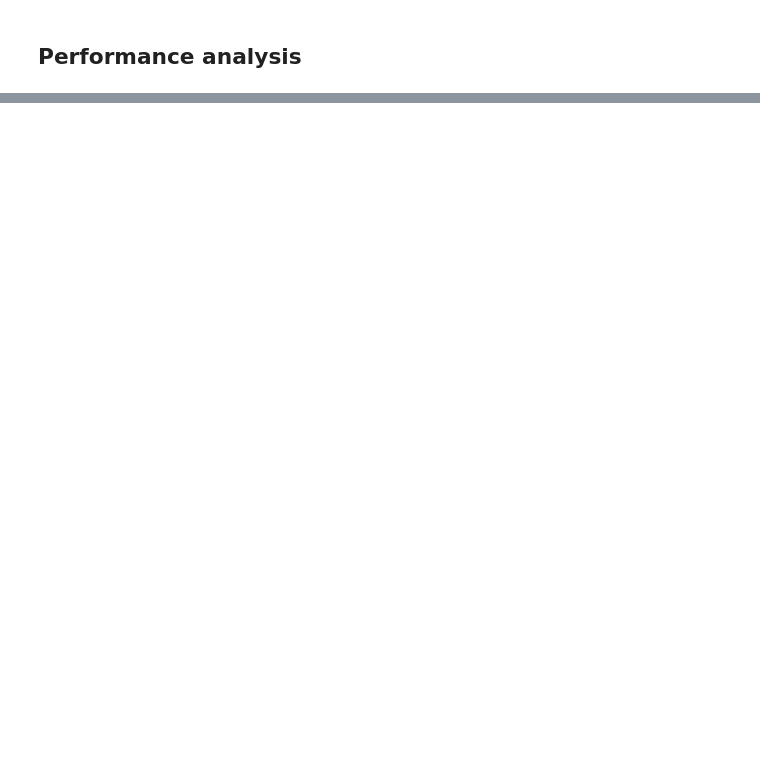
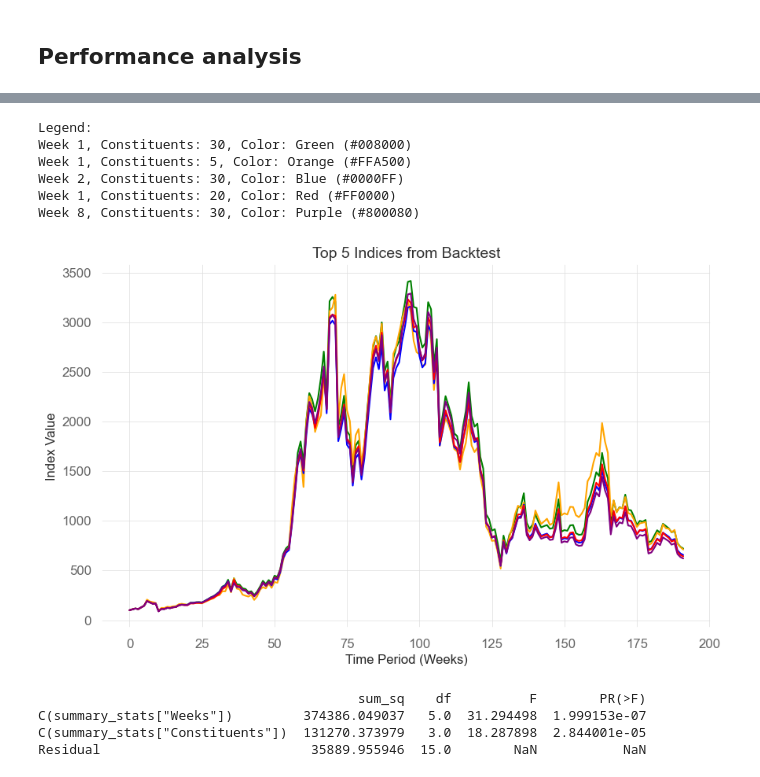
Before and after one commit to 0xYelshayeb/ethereum-market-index, a Jupyter notebook: src/backtest.ipynb, the cells around one changed output, grey strips where cells are left out. Drawn from its saved outputs; the diff is of its cells as text; code cells hidden in the pictures; blank space fills up the shorter version.

```diff
--- a/src/backtest.ipynb
+++ b/src/backtest.ipynb
@@ -134,30 +152,13 @@ backtest = []
 
 weeks = [1, 2, 4, 8, 12, 24]
 constituents = [5, 10, 20, 30]
-# constituents = [100]
-# weeks = [2]
 
 initial_value = 100
 swap_fees = 0
-inclusion_weeks = 1
+inclusion_weeks = 0
 
 for week in weeks:
     for constituent in constituents:
         backtest.append((compute_index_history(constituent, week, initial_value, swap_fees, inclusion_weeks), week, constituent))
 
 backtest.sort(key=lambda x: x[0][-1], reverse=True)
-# %%
-top_backtests = backtest[:5]
-
-plt.figure(figsize=(12, 6))
-
-for values, week, constituents in top_backtests:
-    # assuming the values are the y-values and you want to plot them over the week
-    plt.plot(values, label=f"Week {week}, Constituents: {constituents}")
-
-plt.xlabel('Index of Values')
-plt.ylabel('Values')
-plt.title("Plot of Top Weeks and Constituents")
-# plt.yscale('log')
-plt.legend()
-plt.show()
@@ -218,0 +243,52 @@ Strategy Visualization
+# %%
+top_backtests = backtest[:5]  # Get the top 5 backtests
+
+colors = [
+    ("Green", '#008000'),
+    ("Orange", '#FFA500'),
+    ("Blue", '#0000FF'),
+    ("Red", '#FF0000'),
+    ("Purple", '#800080')
+]
+
+plt.figure(figsize=(10, 6))
+
+print("Legend:")
+for i, (values, week, constituents) in enumerate(top_backtests):
+    plt.plot(values, color=colors[i][1])
+    print(f"Week {week}, Constituents: {constituents}, Color: {colors[i][0]} ({colors[i][1]})")
+
+plt.xlabel('Time Period (Weeks)', fontsize=12)
+plt.ylabel('Index Value', fontsize=12)
+plt.title('Top 5 Indices from Backtest', fontsize=14)
+plt.grid(True)
+
+# Save the plot as a high-resolution PNG file
+plt.savefig('../results/top_5_indices_backtest.png', dpi=300)
+
+plt.show()
+# %% [output]
+Legend:
+Week 1, Constituents: 30, Color: Green (#008000)
+Week 1, Constituents: 5, Color: Orange (#FFA500)
+Week 2, Constituents: 30, Color: Blue (#0000FF)
+Week 1, Constituents: 20, Color: Red (#FF0000)
+Week 8, Constituents: 30, Color: Purple (#800080)
+[figure, added]
+# %%
+import statsmodels.api as sm
+from statsmodels.formula.api import ols
+
+# Assuming 'Total Return' is one of the performance metrics in summary_stats
+# 'Weeks' and 'Constituents' are the configurations you're testing
+
+anova_model = ols('summary_stats["Total Return"] ~ C(summary_stats["Weeks"]) + C(summary_stats["Constituents"])', data=summary_stats).fit()
+
+# Perform the ANOVA
+anova_table = sm.stats.anova_lm(anova_model, typ=2)
+print(anova_table)
+# %% [output]
+                                         sum_sq    df          F        PR(>F)
+C(summary_stats["Weeks"])         374386.049037   5.0  31.294498  1.999153e-07
+C(summary_stats["Constituents"])  131270.373979   3.0  18.287898  2.844001e-05
+Residual                           35889.955946  15.0        NaN           NaN
```
Also changed, not shown: parts of 7 cells of this notebook, 2 other files.
